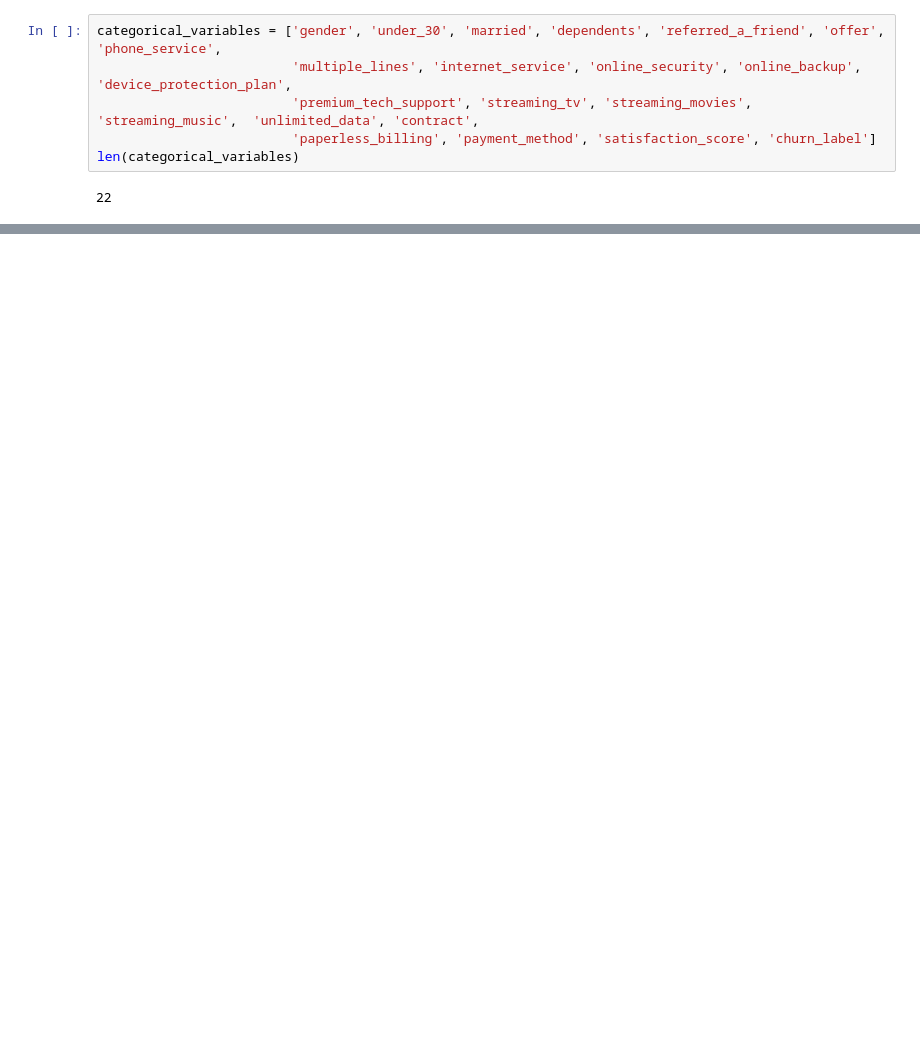
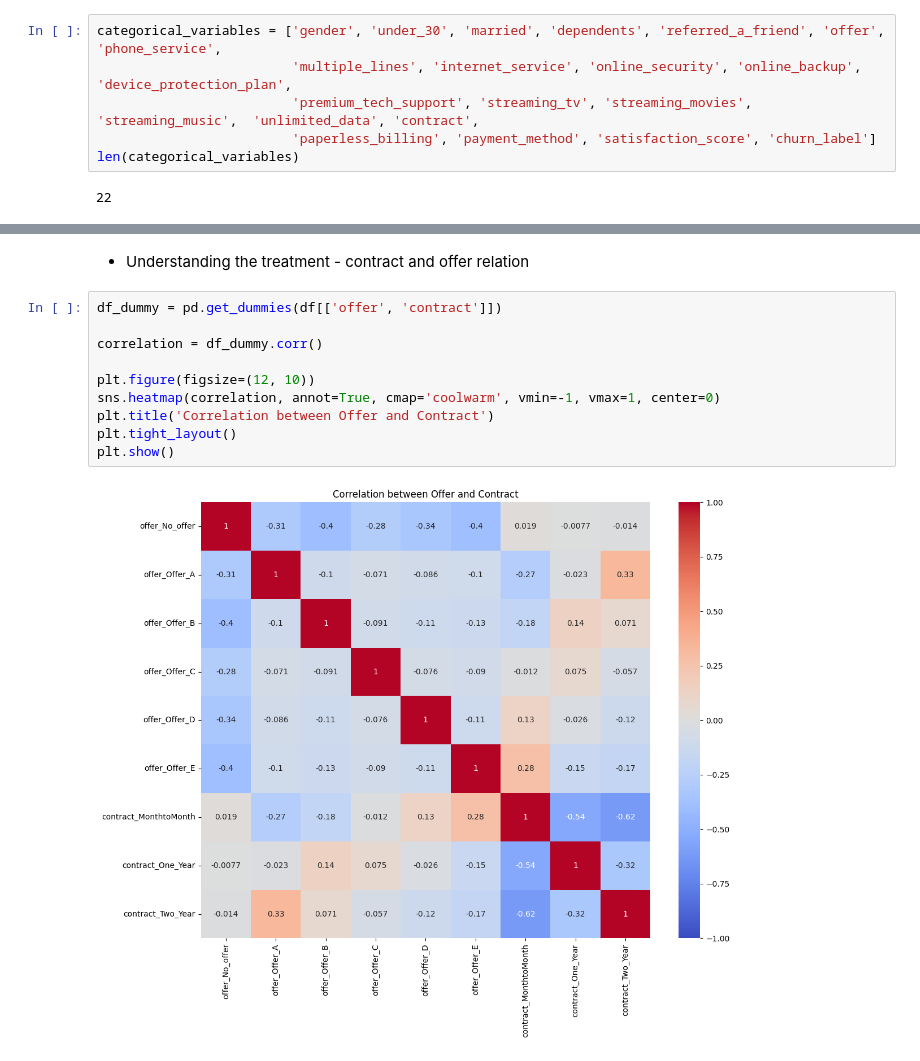
Before and after one commit to MahendraC17/Causal-AI---Customer-Churn, a Jupyter notebook: causal_analysis_using_psm.ipynb, the cells around one changed output, grey strips where cells are left out. Cells and saved outputs as stored; diff of their text form; blank space fills up the shorter version.

```diff
--- a/causal_analysis_using_psm.ipynb
+++ b/causal_analysis_using_psm.ipynb
@@ -197,0 +222,14 @@ num_variables = []
+# %% [markdown]
+- Understanding the treatment - contract and offer relation
+# %%
+df_dummy = pd.get_dummies(df[['offer', 'contract']])
+
+correlation = df_dummy.corr()
+
+plt.figure(figsize=(12, 10))
+sns.heatmap(correlation, annot=True, cmap='coolwarm', vmin=-1, vmax=1, center=0)
+plt.title('Correlation between Offer and Contract')
+plt.tight_layout()
+plt.show()
+# %% [output]
+[figure, added]
```
Also changed, not shown: parts of 54 cells of this notebook.
